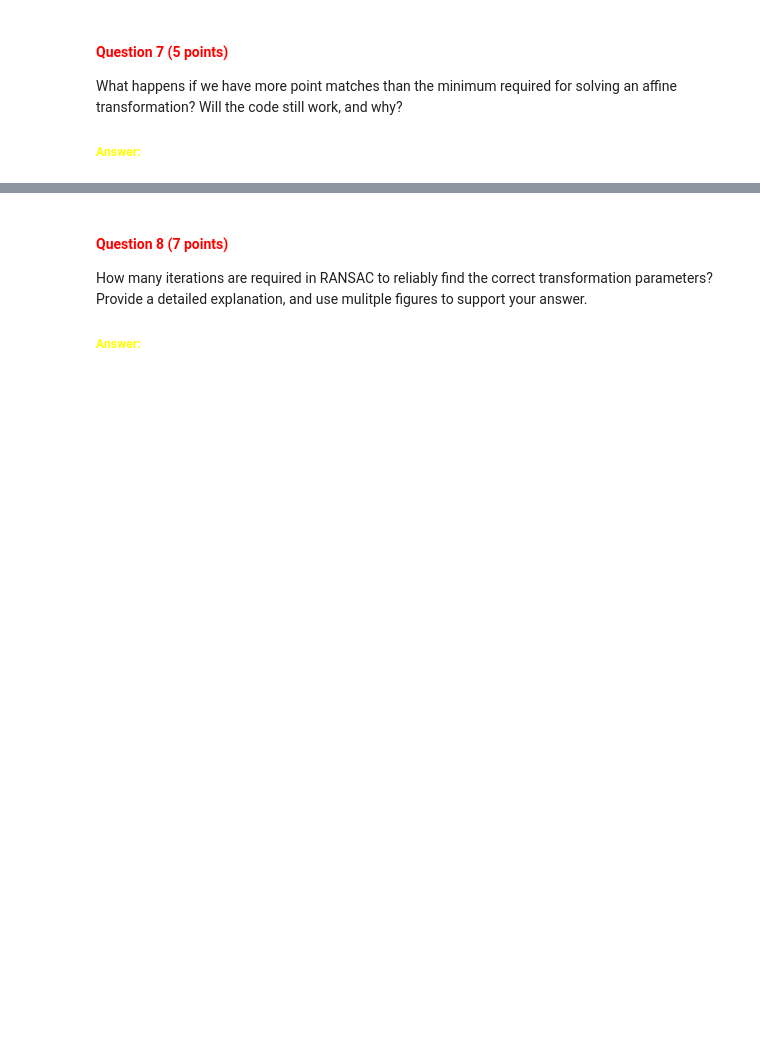
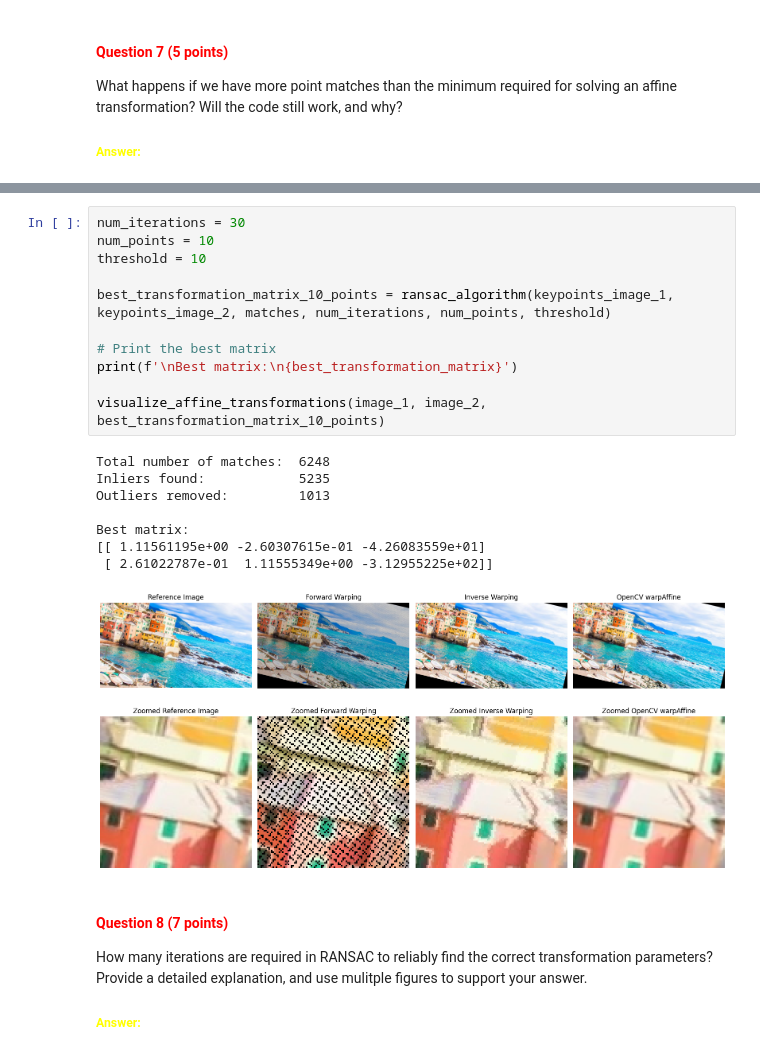
Before and after one commit to pedrocurvo/cv1-group52, a Jupyter notebook: Lab4/13209701_15127206_15713725.ipynb, the cells around one changed output, grey strips where cells are left out. Drawn from its saved outputs; the diff is of its cells as text; blank space fills up the shorter version.

```diff
--- a/Lab4/13209701_15127206_15713725.ipynb
+++ b/Lab4/13209701_15127206_15713725.ipynb
@@ -628,3 +632,23 @@ What happens if we have more point matches than the minimum required for solving
+# %%
+num_iterations = 30
+num_points = 10
+threshold = 10
+
+best_transformation_matrix_10_points = ransac_algorithm(keypoints_image_1, keypoints_image_2, matches, num_iterations, num_points, threshold)
+
+# Print the best matrix
+print(f'\nBest matrix:\n{best_transformation_matrix}')
+
+visualize_affine_transformations(image_1, image_2, best_transformation_matrix_10_points)
+# %% [output]
+Total number of matches:  6248
+Inliers found:            5235
+Outliers removed:         1013
+
+Best matrix:
+[[ 1.11561195e+00 -2.60307615e-01 -4.26083559e+01]
+ [ 2.61022787e-01  1.11555349e+00 -3.12955225e+02]]
+[figure, added]
 # %% [markdown]
 <a id="question-8"></a>
 #### <font color='#FF0000'>Question 8 (7 points)</font>
```
Also changed, not shown: parts of 17 cells of this notebook.
